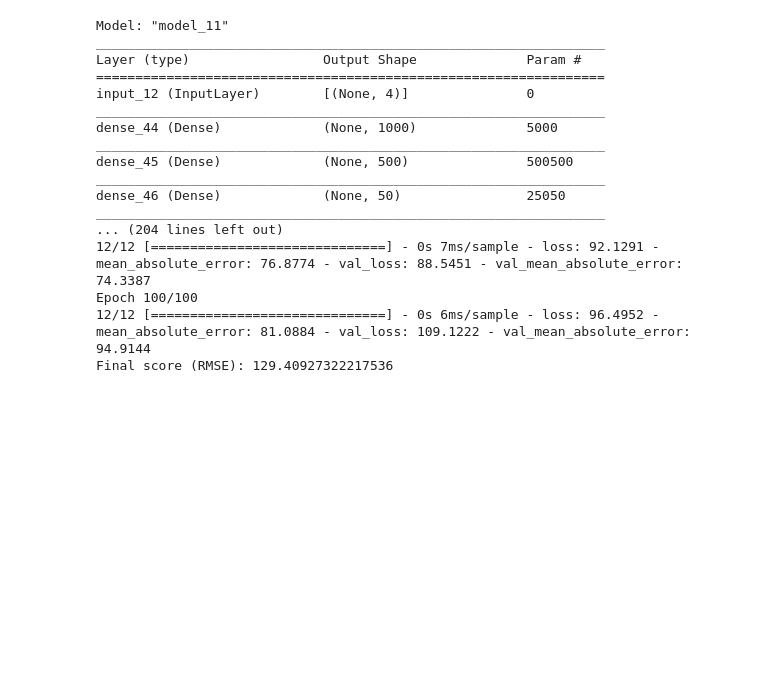
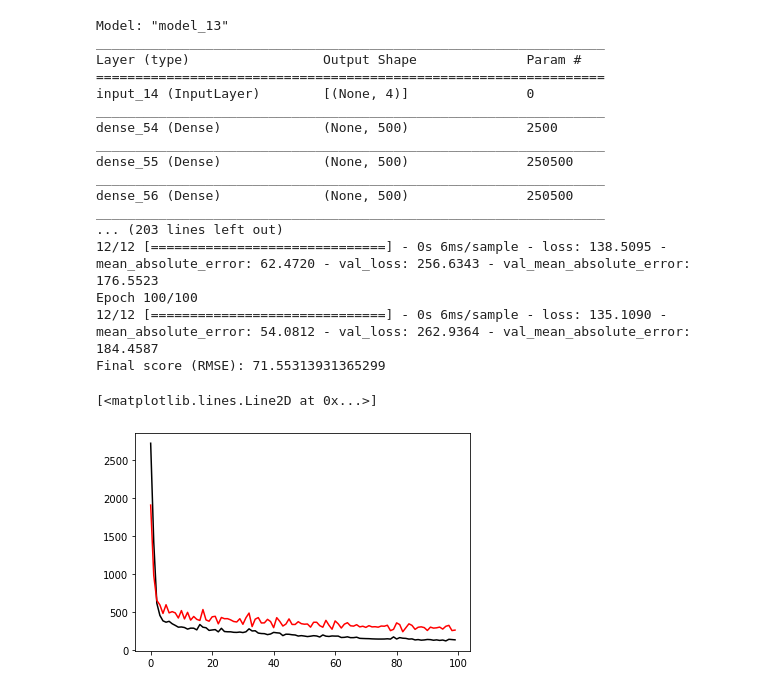
Before and after one commit to ERAUMECR/PML-06MTP-115, a Jupyter notebook: Forecast_try2.ipynb, the cells around one changed output. Drawn from its saved outputs; the diff is of its cells as text; code cells hidden in the pictures; blank space fills up the shorter version.

Commit message:
Augment epochs, model hour 0 almost done

```diff
--- a/Forecast_try2.ipynb
+++ b/Forecast_try2.ipynb
@@ -24,7 +24,7 @@ data = pd.read_excel("C:/Users/ERIC/Desktop/PML-06MTP-115/06MTP-115.xlsm", 1)
 x = data.iloc[:, [1,2,26,50]].values
 y = data.iloc[:, 74].values
 
-x_train, x_test, y_train, y_test = train_test_split(x,y, test_size = 0.25, random_state = 42) #try random_state = 42
+x_train, x_test, y_train, y_test = train_test_split(x,y, test_size = 0.25, random_state = 0) #try random_state = 42
 
 #Standarization of the data
 sc = StandardScaler()
@@ -32,22 +32,22 @@ std_x_train = sc.fit_transform(x_train)
 std_x_test = sc.fit_transform(x_test)
 
 input_tensor = Input(shape=(x.shape[1],))
-layer_drop = Dropout(0.3)
+#layer_drop = Dropout(0.3)
 
-hidden_layer = Dense(1000, activation = 'relu', kernel_constraint=maxnorm(3),#Make better results with Dropout
+hidden_layer = Dense(500, activation = 'relu', kernel_constraint=maxnorm(3),#Make better results with Dropout
                      kernel_regularizer=regularizers.l2(0.01), bias_regularizer=regularizers.l2(0.01),#To avoid Over-fitting
-                     activity_regularizer=regularizers.l1(0.0001))(input_tensor) #Regularize the wieghts to have better accuracy
-layer_drop2 = Dropout(0.3)
+                     activity_regularizer=regularizers.l1(0.001))(input_tensor) #Regularize the wieghts to have better accuracy
+layer_drop = Dropout(0.5)
 
 hidden_layer1 = Dense(500, activation = 'relu',kernel_constraint=maxnorm(3),#Make better results with Dropout
                      kernel_regularizer=regularizers.l2(0.01), bias_regularizer=regularizers.l2(0.01),#To avoid Over-fitting
-                     activity_regularizer=regularizers.l1(0.0001))(hidden_layer) #Regularize the wieghts to have better accuracy
-layer_drop3 = Dropout(0.3)
+                     activity_regularizer=regularizers.l1(0.01))(hidden_layer) #Regularize the wieghts to have better accuracy
+layer_drop1 = Dropout(0.5)
 
-hidden_layer2 = Dense(50, activation = 'relu', kernel_constraint=maxnorm(3),#Make better results with Dropout
+hidden_layer2 = Dense(500, activation = 'relu', kernel_constraint=maxnorm(3),#Make better results with Dropout
                      kernel_regularizer=regularizers.l2(0.01), bias_regularizer=regularizers.l2(0.01),#To avoid Over-fitting
-                     activity_regularizer=regularizers.l1(0.0001))(hidden_layer1) #Regularize the wieghts to have better accuracy
-layer_drop4 = Dropout(0.3)
+                     activity_regularizer=regularizers.l1(0.01))(hidden_layer1) #Regularize the wieghts to have better accuracy
+layer_drop2 = Dropout(0.5)
 
 output_tensor = Dense(1)(hidden_layer2)
 
@@ -60,7 +60,7 @@ model.compile(optimizer= 'adam',  loss='mean_absolute_error', metrics = ['mean_a
 
 model.summary()
 
-model.fit(x_train,
+history = model.fit(x_train,
           y_train,
           #validation_data = (x_test, y_test),
           #callbacks = [monitor],
@@ -73,20 +73,30 @@ pred = model.predict(x_test)
 score = np.sqrt(mean_squared_error(pred,y_test))
 print("Final score (RMSE): {}".format(score))
 # %% [output]
-Model: "model_11"
+Model: "model_13"
 _________________________________________________________________
 Layer (type)                 Output Shape              Param #
 =================================================================
-input_12 (InputLayer)        [(None, 4)]               0
+input_14 (InputLayer)        [(None, 4)]               0
 _________________________________________________________________
-dense_44 (Dense)             (None, 1000)              5000
+dense_54 (Dense)             (None, 500)               2500
 _________________________________________________________________
-dense_45 (Dense)             (None, 500)               500500
+dense_55 (Dense)             (None, 500)               250500
 _________________________________________________________________
-dense_46 (Dense)             (None, 50)                25050
+dense_56 (Dense)             (None, 500)               250500
 _________________________________________________________________
-... (204 lines left out)
-12/12 [==============================] - 0s 7ms/sample - loss: 92.1291 - mean_absolute_error: 76.8774 - val_loss: 88.5451 - val_mean_absolute_error: 74.3387
+... (203 lines left out)
+12/12 [==============================] - 0s 6ms/sample - loss: 138.5095 - mean_absolute_error: 62.4720 - val_loss: 256.6343 - val_mean_absolute_error: 176.5523
 Epoch 100/100
-12/12 [==============================] - 0s 6ms/sample - loss: 96.4952 - mean_absolute_error: 81.0884 - val_loss: 109.1222 - val_mean_absolute_error: 94.9144
-Final score (RMSE): 129.40927322217536
+12/12 [==============================] - 0s 6ms/sample - loss: 135.1090 - mean_absolute_error: 54.0812 - val_loss: 262.9364 - val_mean_absolute_error: 184.4587
+Final score (RMSE): 71.55313931365299
+# %%
+history_dict = history.history
+loss_values = history_dict['loss']
+val_loss_values = history_dict['val_loss']
+plt.figure()
+plt.plot(loss_values, 'k', label = 'training_loss')
+plt.plot(val_loss_values, 'r', label = 'val training loss')
+# %% [output]
+[<matplotlib.lines.Line2D at 0x...>]
+[figure, added]
```
Also changed, not shown: 7 other files.
